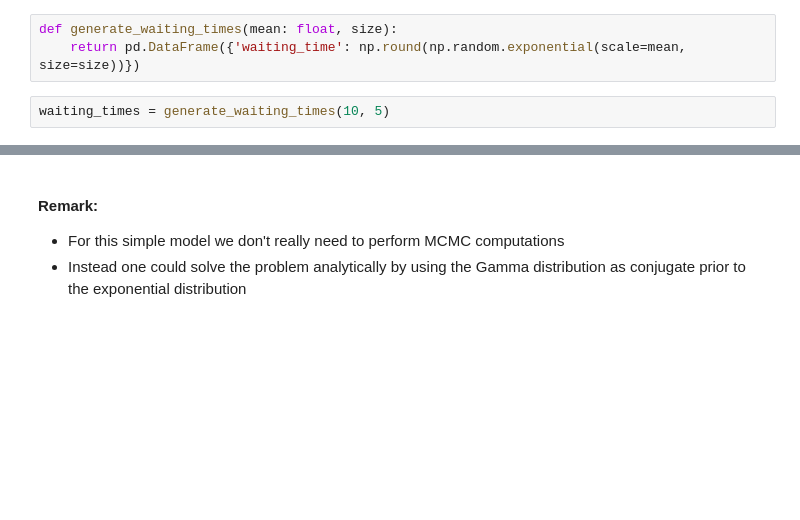
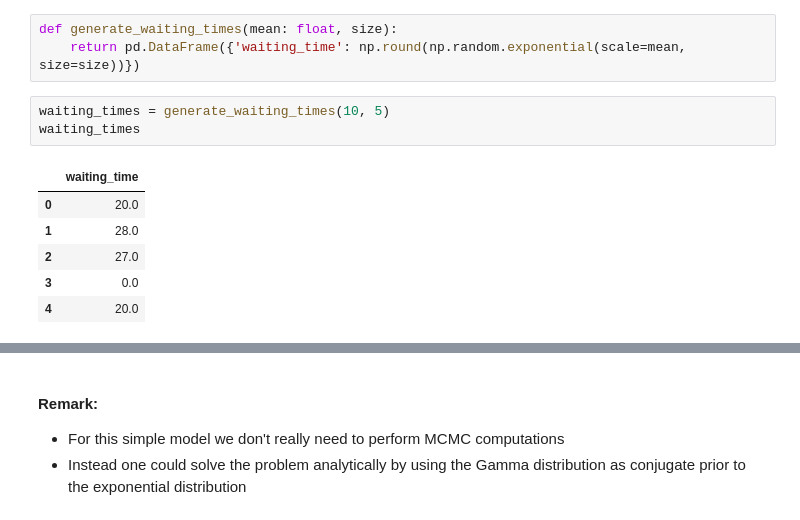
Before and after one commit to 8gradplus/baysian_decision_theory, a Jupyter notebook: simple_decision.ipynb, the cells around one changed output, grey strips where cells are left out. Drawn from its saved outputs; the diff is of its cells as text; blank space fills up the shorter version.

```diff
--- a/simple_decision.ipynb
+++ b/simple_decision.ipynb
@@ -237,6 +244,14 @@ def generate_waiting_times(mean: float, size):
     return pd.DataFrame({'waiting_time': np.round(np.random.exponential(scale=mean, size=size))})
 # %%
 waiting_times = generate_waiting_times(10, 5)
+waiting_times
+# %% [output]
+|  | waiting_time |
+| 0 | 20.0 |
+| 1 | 28.0 |
+| 2 | 27.0 |
+| 3 | 0.0 |
+| 4 | 20.0 |
 # %%
 with pm.Model() as exponential_model:
     scale = pm.Uniform('scale', upper=30, lower=0, testval=6)
```
Also changed, not shown: parts of 10 cells of this notebook.
